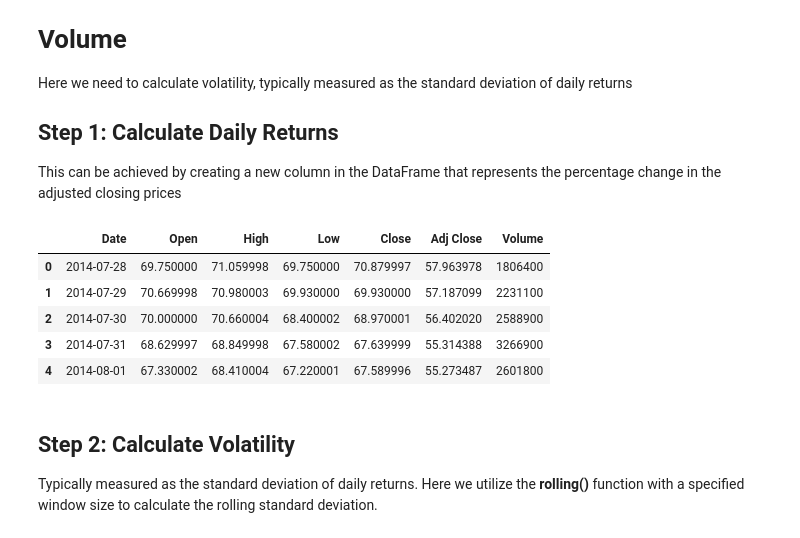
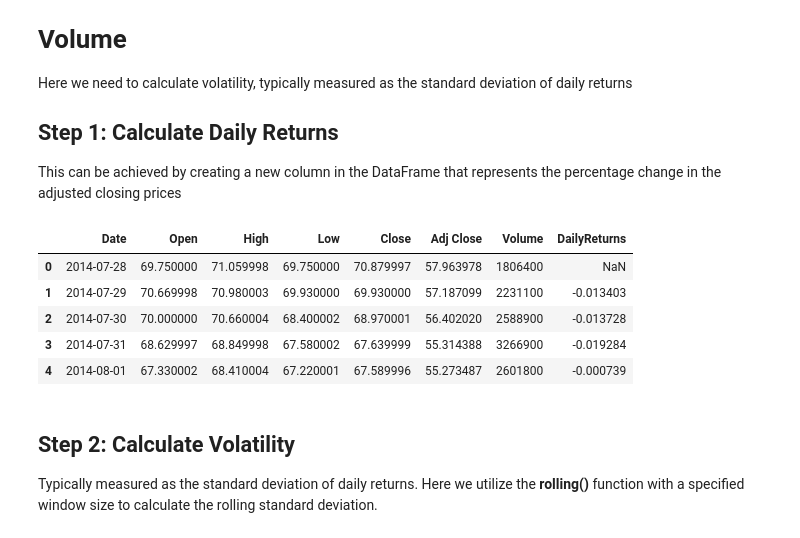
Before and after one commit to c-grigsby/kaggle-challenges, a Jupyter notebook: energy-stock-investments/notebooks/energy-stock-investments.ipynb, the cells around one changed output. Saved outputs shown, nothing was run; the diff lists cells and outputs as text; code cells hidden in the pictures.

```diff
--- a/energy-stock-investments/notebooks/energy-stock-investments.ipynb
+++ b/energy-stock-investments/notebooks/energy-stock-investments.ipynb
@@ -379,15 +374,15 @@ This can be achieved by creating a new column in the DataFrame that represents t
 # %%
 # Calculate Daily Returns
 df_combined_without_vol_outliers['DailyReturns'] = df_combined_without_vol_outliers['Adj Close'].pct_change()
 
-df_combined.head()
+df_combined_without_vol_outliers.head()
 # %% [output]
-|  | Date | Open | High | Low | Close | Adj Close | Volume |
-| 0 | 2014-07-28 | 69.750000 | 71.059998 | 69.750000 | 70.879997 | 57.963978 | 1806400 |
-| 1 | 2014-07-29 | 70.669998 | 70.980003 | 69.930000 | 69.930000 | 57.187099 | 2231100 |
-| 2 | 2014-07-30 | 70.000000 | 70.660004 | 68.400002 | 68.970001 | 56.402020 | 2588900 |
-| 3 | 2014-07-31 | 68.629997 | 68.849998 | 67.580002 | 67.639999 | 55.314388 | 3266900 |
-| 4 | 2014-08-01 | 67.330002 | 68.410004 | 67.220001 | 67.589996 | 55.273487 | 2601800 |
+|  | Date | Open | High | Low | Close | Adj Close | Volume | DailyReturns |
+| 0 | 2014-07-28 | 69.750000 | 71.059998 | 69.750000 | 70.879997 | 57.963978 | 1806400 | NaN |
+| 1 | 2014-07-29 | 70.669998 | 70.980003 | 69.930000 | 69.930000 | 57.187099 | 2231100 | -0.013403 |
+| 2 | 2014-07-30 | 70.000000 | 70.660004 | 68.400002 | 68.970001 | 56.402020 | 2588900 | -0.013728 |
+| 3 | 2014-07-31 | 68.629997 | 68.849998 | 67.580002 | 67.639999 | 55.314388 | 3266900 | -0.019284 |
+| 4 | 2014-08-01 | 67.330002 | 68.410004 | 67.220001 | 67.589996 | 55.273487 | 2601800 | -0.000739 |
 # %% [markdown]
 ## Step 2: Calculate Volatility
 Typically measured as the standard deviation of daily returns. Here we utilize the **rolling()** function with a specified window size to calculate the rolling standard deviation.
```
Also changed, not shown: parts of 14 cells of this notebook.
